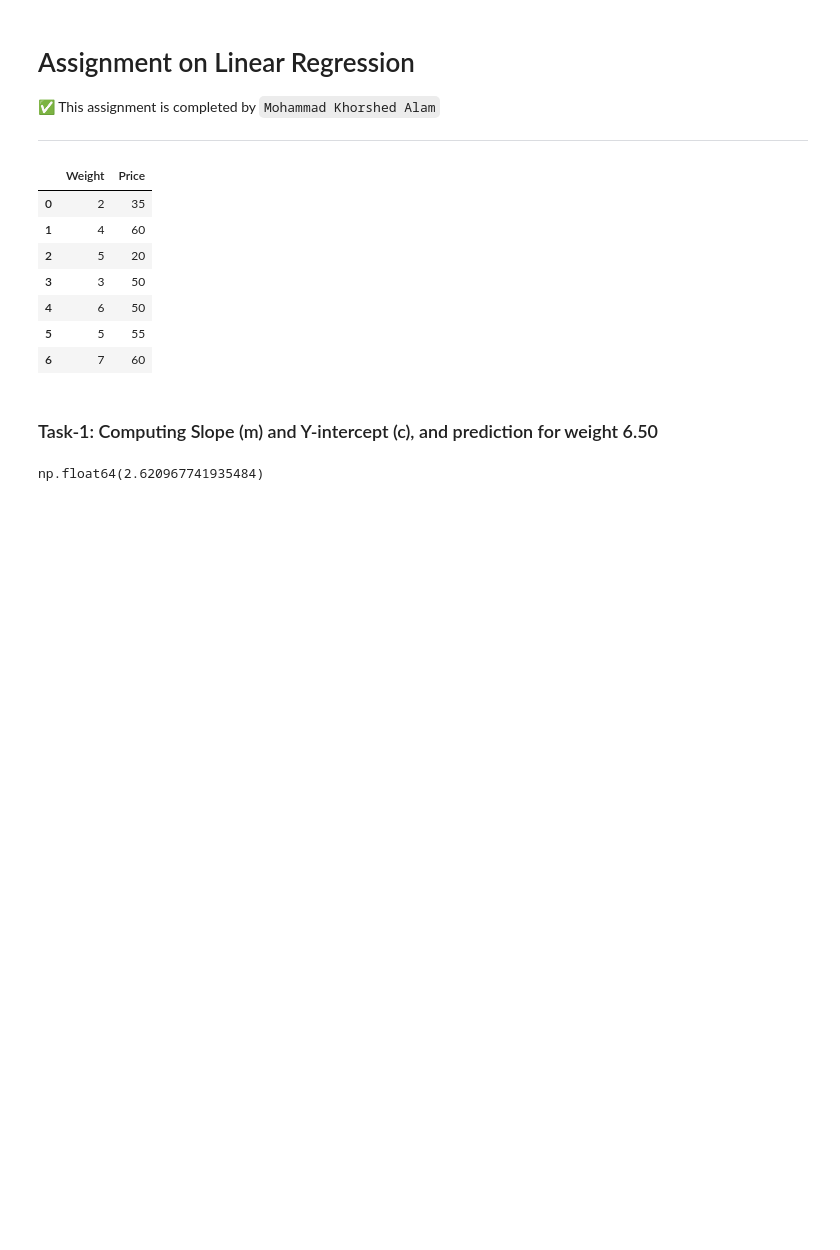
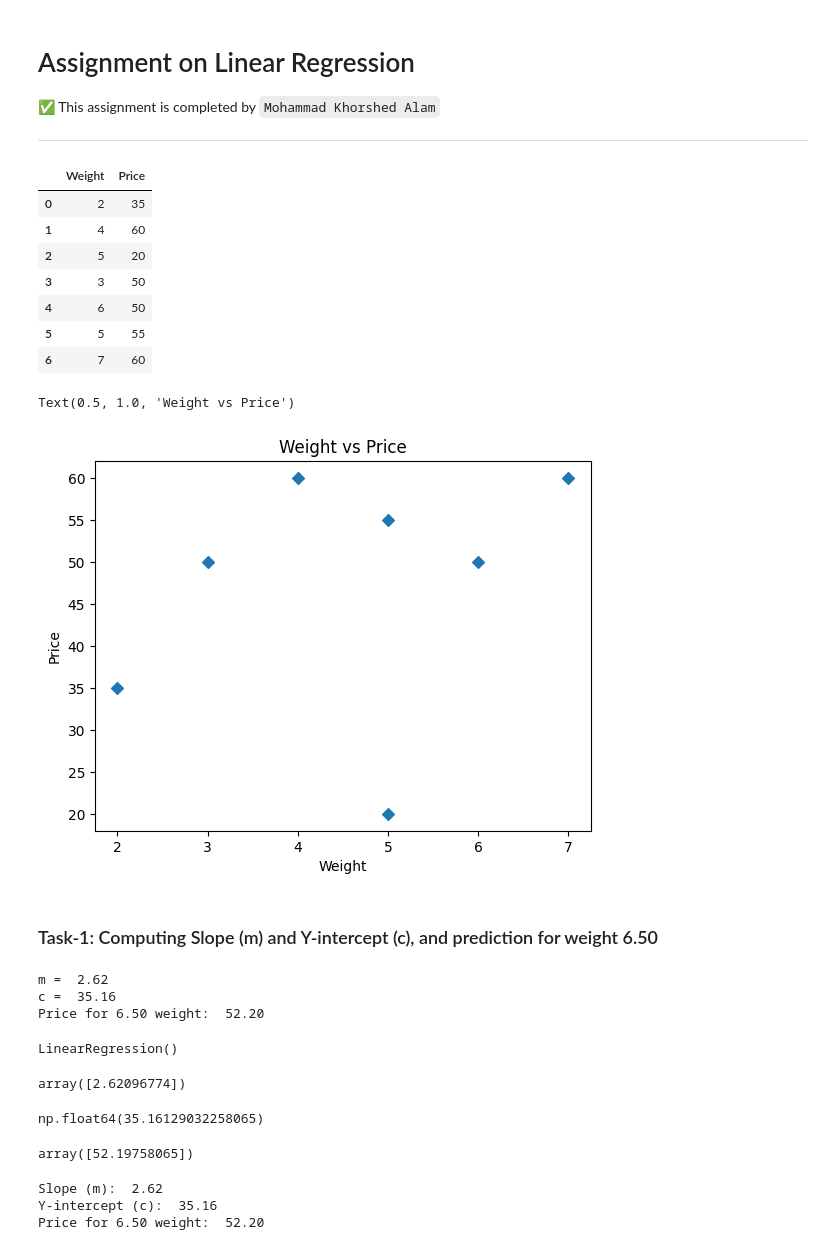
Before and after one commit to mohammadkhorshed/DS-ML-Assignments, a Jupyter notebook: assignment_03.ipynb, the cells around one changed output. Saved outputs shown, nothing was run; the diff lists cells and outputs as text; code cells hidden in the pictures; blank space fills up the shorter version.

```diff
--- a/assignment_03.ipynb
+++ b/assignment_03.ipynb
@@ -31,10 +31,20 @@ df
 | 4 | 6 | 50 |
 | 5 | 5 | 55 |
 | 6 | 7 | 60 |
+# %%
+# Visualization of the data
+
+plt.scatter(df['Weight'], df['Price'], marker= 'D')
+plt.xlabel('Weight')
+plt.ylabel('Price')
+plt.title('Weight vs Price')
+# %% [output]
+Text(0.5, 1.0, 'Weight vs Price')
+[figure, added]
 # %% [markdown]
 ### Task-1: Computing Slope (m) and Y-intercept (c), and prediction for weight 6.50
 # %%
-# Calculating slope (m) and intercept (c) manually
+# Manually calculating slope (m) and intercept (c) and prediction for weight 6.50
 
 x = df['Weight']
 y = df['Price']
@@ -46,6 +56,44 @@ div_x = x -  mean_x
 div_y = y -  mean_y
 
 m = np.sum(div_x * div_y) / np.sum(div_x ** 2)
-m
+c = mean_y - m * mean_x
+
+print(f"m = {float(m): .2f}")
+print(f"c = {float(c): .2f}")
+
+print(f"Price for 6.50 weight: {float(m * 6.5 + c): .2f}")
 # %% [output]
-np.float64(2.620967741935484)
+m =  2.62
+c =  35.16
+Price for 6.50 weight:  52.20
+# %%
+# Calculating slope (m) and intercept (c) and prediction for weight 6.50 using library
+
+from sklearn.linear_model import LinearRegression
+
+reg =  LinearRegression()
+
+reg.fit(df[['Weight']], df['Price'])
+# %% [output]
+LinearRegression()
+# %%
+reg.coef_   # Slope m
+# %% [output]
+array([2.62096774])
+# %%
+reg.intercept_   # Y-intercept c
+# %% [output]
+np.float64(35.16129032258065)
+# %%
+reg.predict([[6.5]])   # Price prediction for 6.5 weight
+# %% [output]
+array([52.19758065])
+# %%
+print(f"Slope (m): {float(reg.coef_): .2f}")
+print(f"Y-intercept (c): {float(reg.intercept_): .2f}")
+
+print(f"Price for 6.50 weight: {float(reg.predict([[6.5]])): .2f}")
+# %% [output]
+Slope (m):  2.62
+Y-intercept (c):  35.16
+Price for 6.50 weight:  52.20
```
Also changed, not shown: parts of 2 cells of this notebook.
